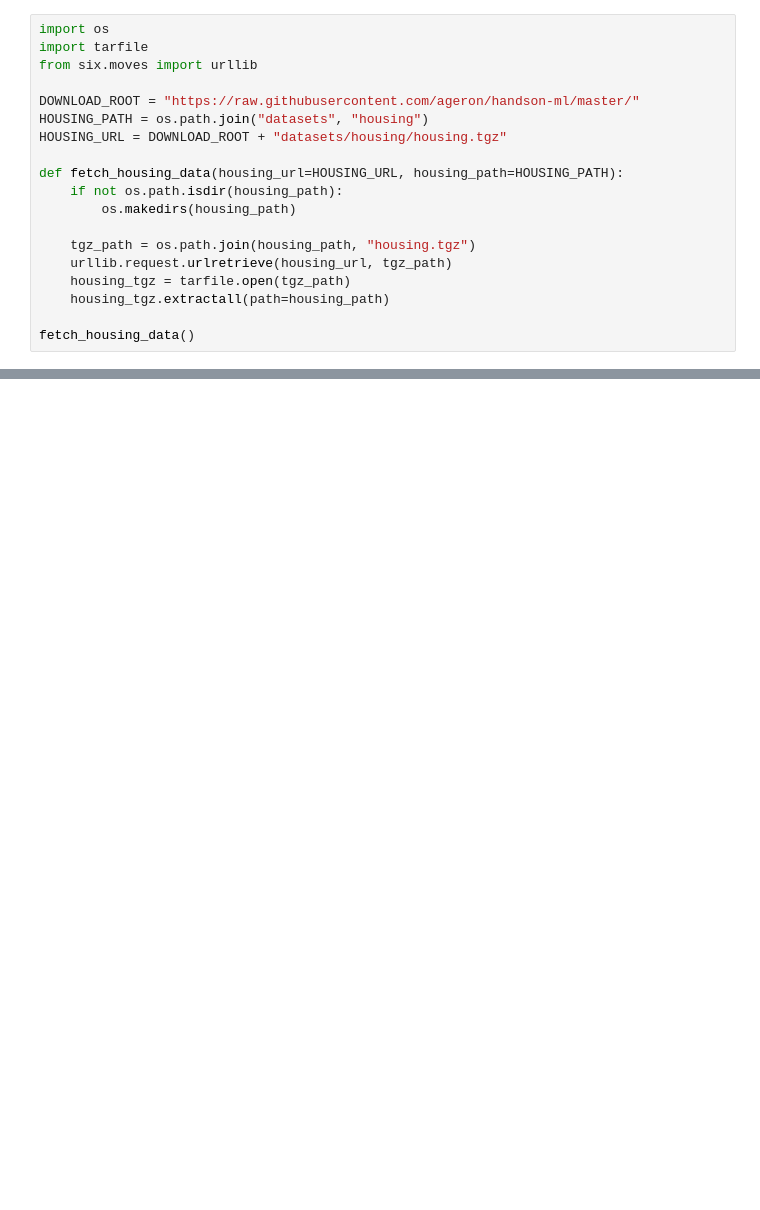
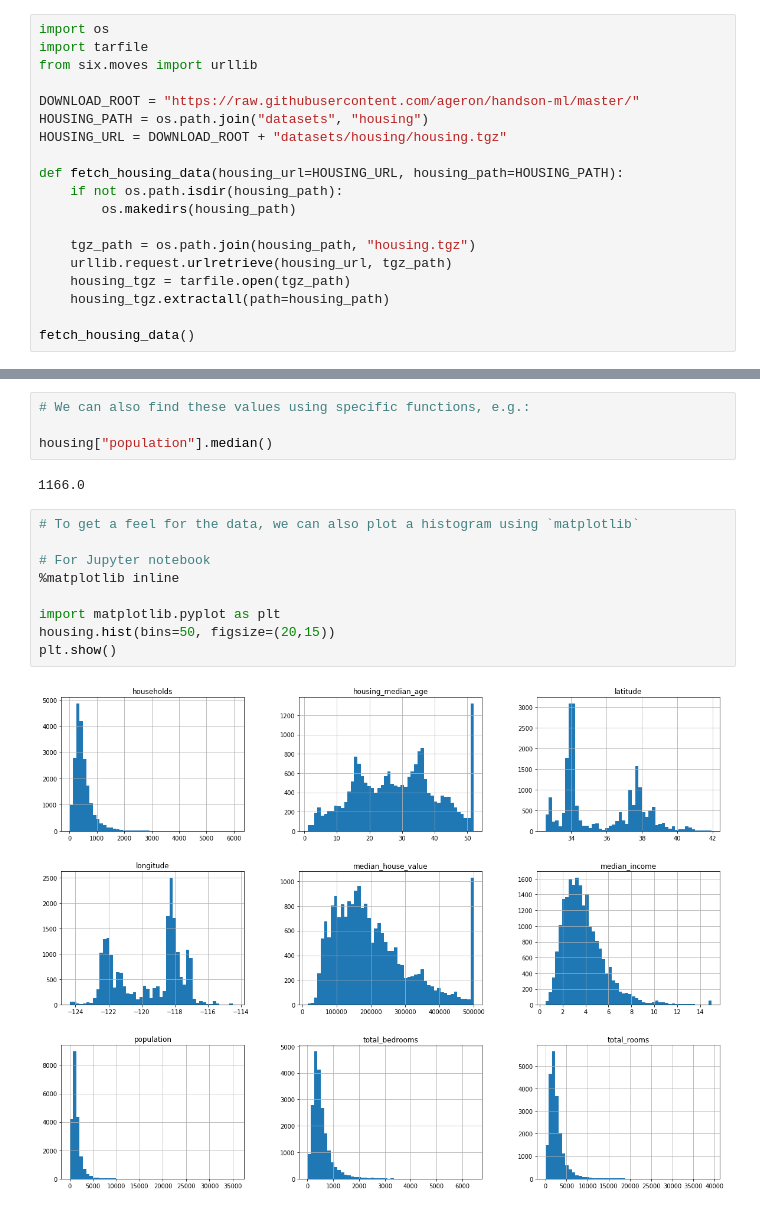
Before and after one commit to martinrist/python-knowledgebase, a Jupyter notebook: machine-learning/handson-ml-book/chapter2_housing.ipynb, the cells around one changed output, grey strips where cells are left out. Cells and saved outputs as stored; diff of their text form; blank space fills up the shorter version.

Commit message:
Complete 'analysing data' section

```diff
--- a/machine-learning/handson-ml-book/chapter2_housing.ipynb
+++ b/machine-learning/handson-ml-book/chapter2_housing.ipynb
@@ -37,0 +89,17 @@ housing.head()
+# %%
+# We can also find these values using specific functions, e.g.:
+
+housing["population"].median()
+# %% [output]
+1166.0
+# %%
+# To get a feel for the data, we can also plot a histogram using `matplotlib`
+
+# For Jupyter notebook
+%matplotlib inline
+
+import matplotlib.pyplot as plt
+housing.hist(bins=50, figsize=(20,15))
+plt.show()
+# %% [output]
+[figure, added]
```
Also changed, not shown: parts of 8 cells of this notebook.
